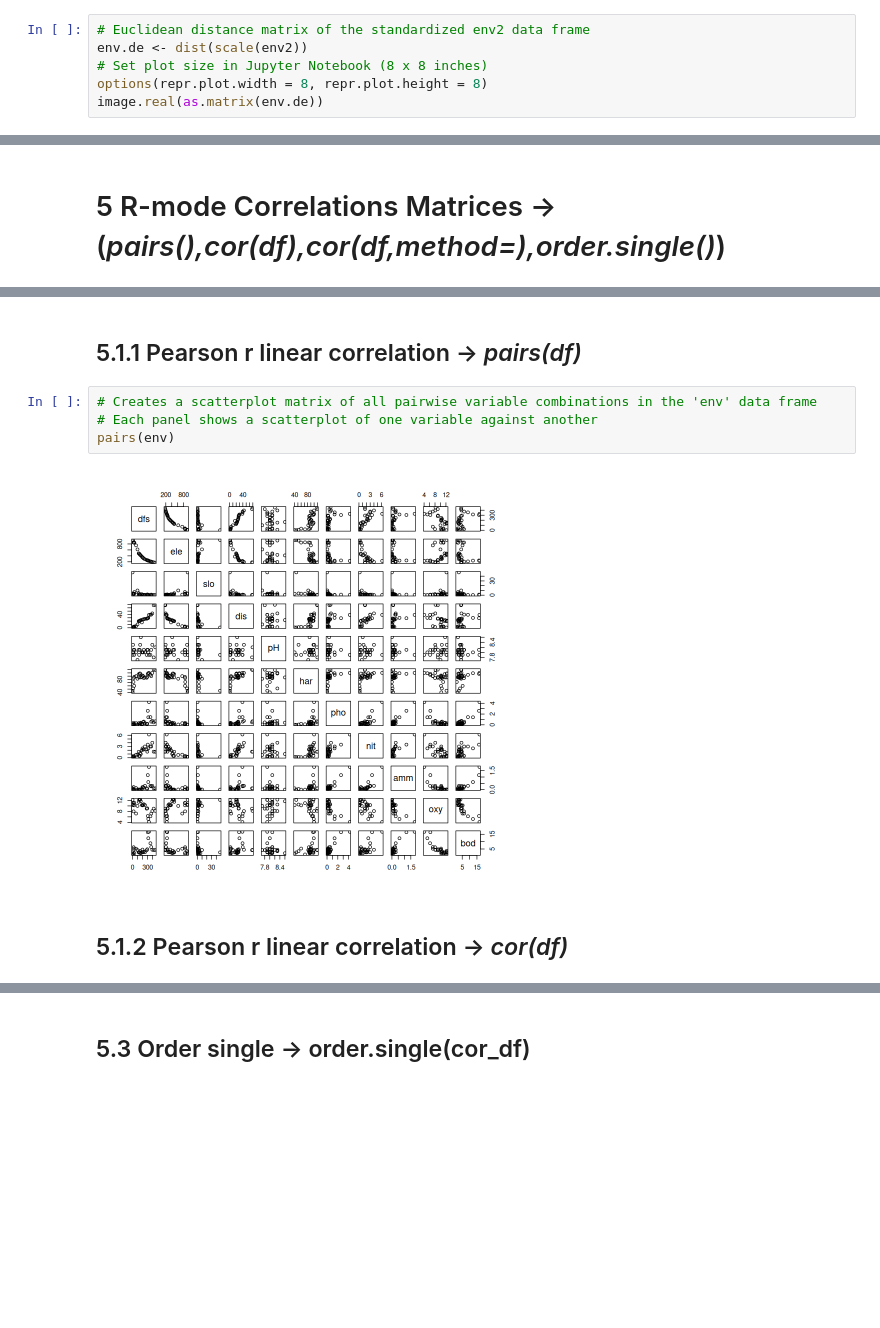
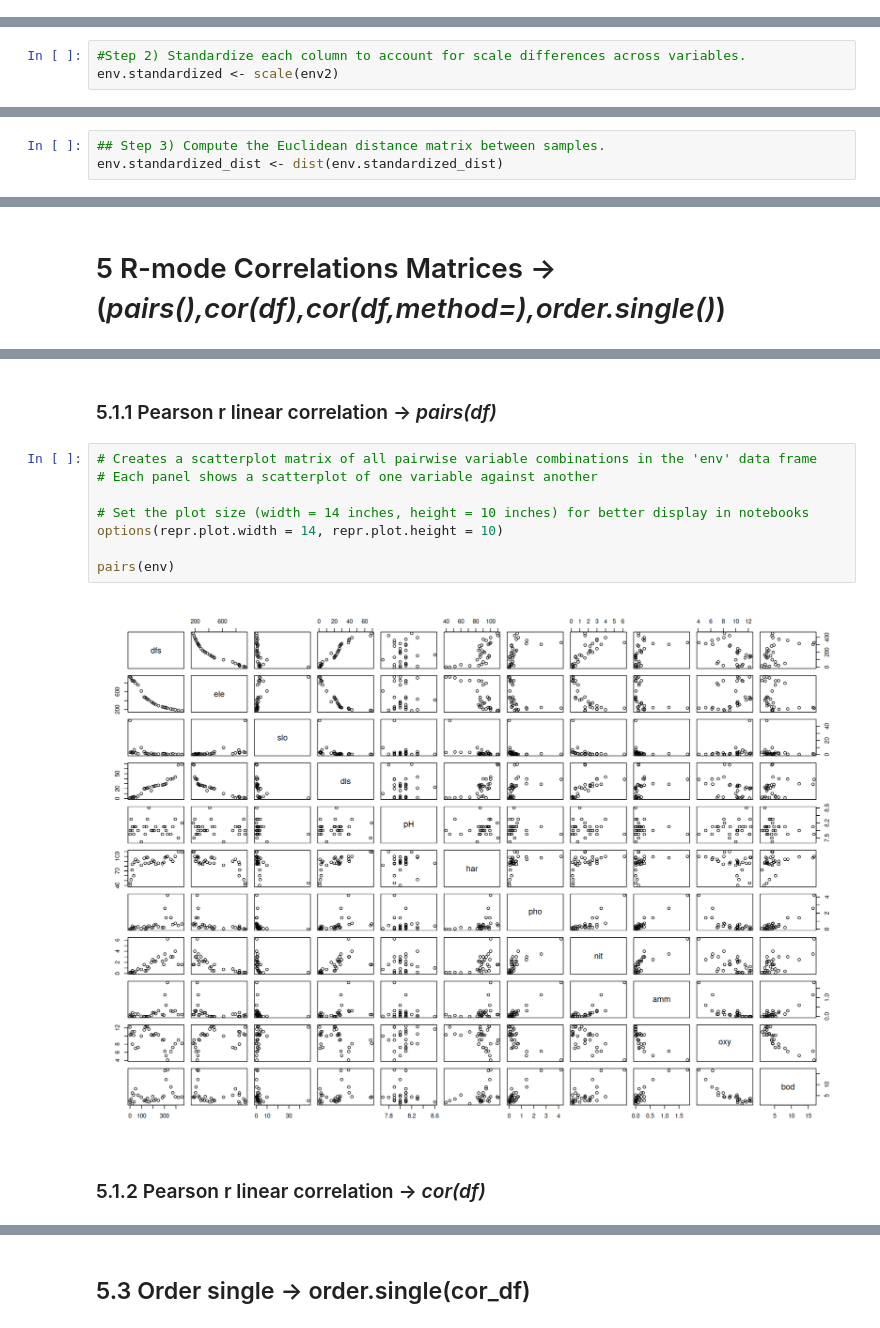
Before and after one commit to yaugot/ENV513_Multivariate_Statistics_in_R, a Jupyter notebook: Script2/Script2.ipynb, the cells around one changed output, grey strips where cells are left out. Drawn from its saved outputs; the diff is of its cells as text; blank space fills up the shorter version.

```diff
--- a/Script2/Script2.ipynb
+++ b/Script2/Script2.ipynb
@@ -1143,6 +1176,0 @@ env2 <- env[, -1]
-# %%
-# Euclidean distance matrix of the standardized env2 data frame
-env.de <- dist(scale(env2))
-# Set plot size in Jupyter Notebook (8 x 8 inches)
-options(repr.plot.width = 8, repr.plot.height = 8)
-image.real(as.matrix(env.de))
@@ -1155,0 +1179,3 @@ coldiss(env.de, nc=8, diag=TRUE)
+# %%
+#Step 2) Standardize each column to account for scale differences across variables.
+env.standardized <- scale(env2)
@@ -1155,0 +1184,3 @@ coldiss(env.de, nc=8, diag=TRUE)
+# %%
+## Step 3) Compute the Euclidean distance matrix between samples.
+env.standardized_dist <- dist(env.standardized_dist)
@@ -1254,12 +1399,16 @@ coldiss(dat_gower, diag = TRUE)
 # %% [markdown]
-## 5.1.1 Pearson r linear correlation -> *pairs(df)*
+### 5.1.1 Pearson r linear correlation -> *pairs(df)*
 # %%
 # Creates a scatterplot matrix of all pairwise variable combinations in the 'env' data frame
 # Each panel shows a scatterplot of one variable against another
+
+# Set the plot size (width = 14 inches, height = 10 inches) for better display in notebooks
+options(repr.plot.width = 14, repr.plot.height = 10)
+
 pairs(env)
 # %% [output]
-[figure, old version]
+[figure, new version]
 # %% [markdown]
-## 5.1.2 Pearson r linear correlation -> *cor(df)*
+### 5.1.2 Pearson r linear correlation -> *cor(df)*
 # %%
 # Pearson r linear correlation among environmental variables
```
Also changed, not shown: parts of 58 cells of this notebook, 14 other files.
